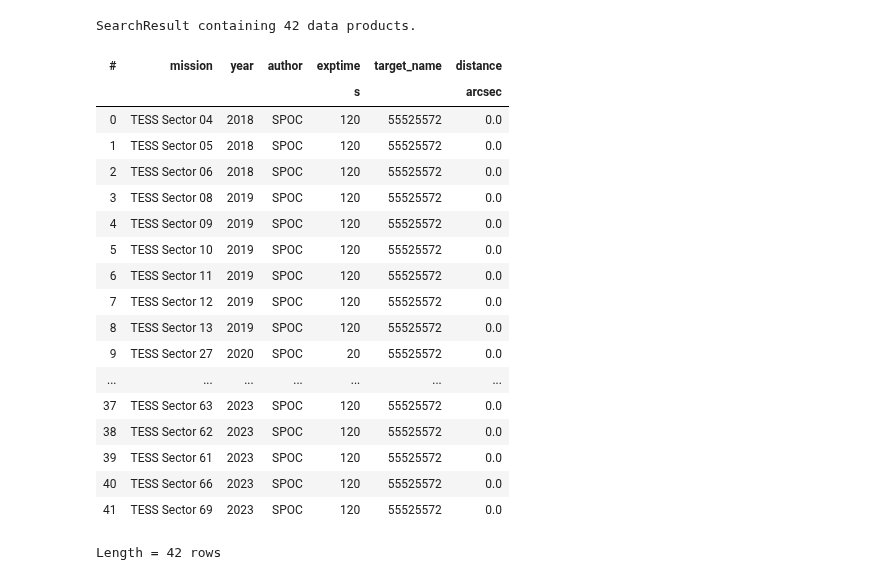
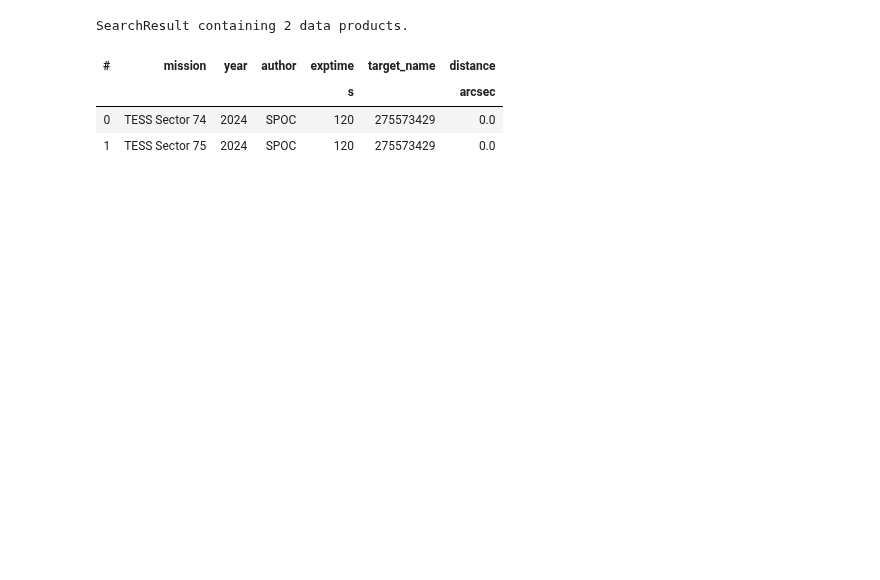
Before and after one commit to Signal-K/sytizen, a Jupyter notebook: snippets/betterPhaseFolding.ipynb, the cells around one changed output. Cells and saved outputs as stored; diff of their text form; code cells hidden in the pictures; blank space fills up the shorter version.

```diff
--- a/snippets/betterPhaseFolding.ipynb
+++ b/snippets/betterPhaseFolding.ipynb
@@ -3,30 +3,15 @@
 import matplotlib.pyplot as plt
 import lightkurve as lk
 # %%
-TIC = 'TIC 55525572'
+TIC = 'kic 8692861'
 sector_data = lk.search_lightcurve(TIC, author = 'SPOC')
 sector_data
 # %% [output]
-SearchResult containing 42 data products.
+SearchResult containing 2 data products.
 | # | mission | year | author | exptime | target_name | distance |
 |  |  |  |  | s |  | arcsec |
-| 0 | TESS Sector 04 | 2018 | SPOC | 120 | 55525572 | 0.0 |
-| 1 | TESS Sector 05 | 2018 | SPOC | 120 | 55525572 | 0.0 |
-| 2 | TESS Sector 06 | 2018 | SPOC | 120 | 55525572 | 0.0 |
-| 3 | TESS Sector 08 | 2019 | SPOC | 120 | 55525572 | 0.0 |
-| 4 | TESS Sector 09 | 2019 | SPOC | 120 | 55525572 | 0.0 |
-| 5 | TESS Sector 10 | 2019 | SPOC | 120 | 55525572 | 0.0 |
-| 6 | TESS Sector 11 | 2019 | SPOC | 120 | 55525572 | 0.0 |
-| 7 | TESS Sector 12 | 2019 | SPOC | 120 | 55525572 | 0.0 |
-| 8 | TESS Sector 13 | 2019 | SPOC | 120 | 55525572 | 0.0 |
-| 9 | TESS Sector 27 | 2020 | SPOC | 20 | 55525572 | 0.0 |
-| ... | ... | ... | ... | ... | ... | ... |
-| 37 | TESS Sector 63 | 2023 | SPOC | 120 | 55525572 | 0.0 |
-| 38 | TESS Sector 62 | 2023 | SPOC | 120 | 55525572 | 0.0 |
-| 39 | TESS Sector 61 | 2023 | SPOC | 120 | 55525572 | 0.0 |
-| 40 | TESS Sector 66 | 2023 | SPOC | 120 | 55525572 | 0.0 |
-| 41 | TESS Sector 69 | 2023 | SPOC | 120 | 55525572 | 0.0 |
+| 0 | TESS Sector 74 | 2024 | SPOC | 120 | 275573429 | 0.0 |
+| 1 | TESS Sector 75 | 2024 | SPOC | 120 | 275573429 | 0.0 |
-Length = 42 rows
 # %%
 %matplotlib inline
 select_sector = sector_data[0:4]
```
Also changed, not shown: parts of 6 cells of this notebook, 2 other files.
